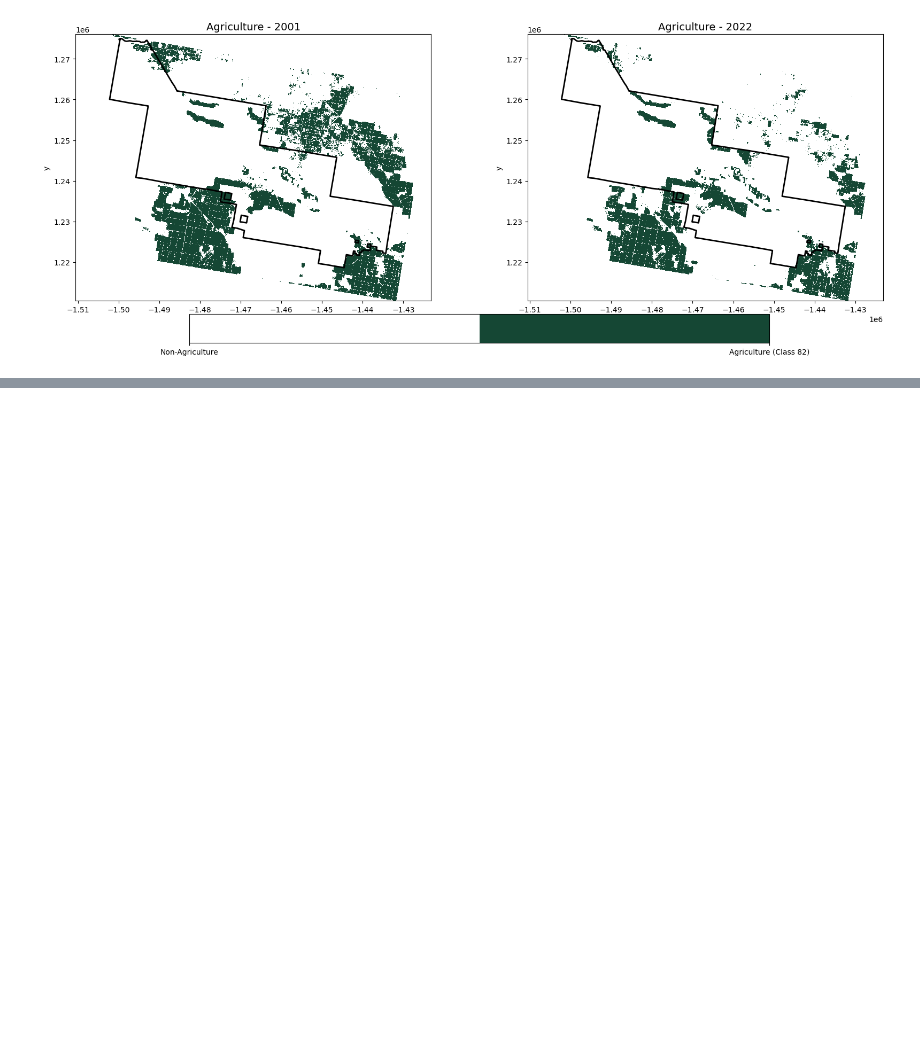
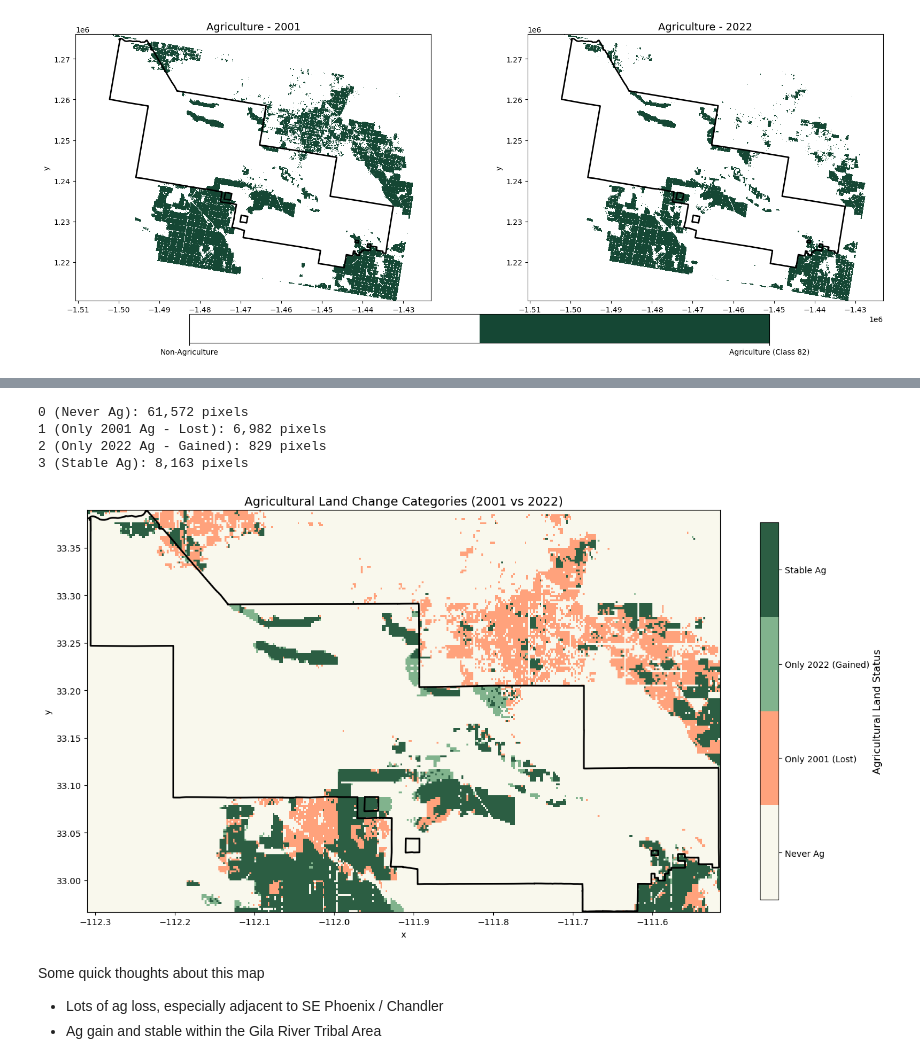
Before and after one commit to earthlab-education/04-vegetation-natshoff, a Jupyter notebook: notebooks/vegetation-05-portfolio.ipynb, the cells around one changed output, grey strips where cells are left out. Cells and saved outputs as stored; diff of their text form; code cells hidden in the pictures; blank space fills up the shorter version.

Commit message:
Ag categories

```diff
--- a/notebooks/vegetation-05-portfolio.ipynb
+++ b/notebooks/vegetation-05-portfolio.ipynb
@@ -311,0 +186,66 @@ axes[1].set_title("NDVI - Gila River 2022")
+# %%
+# Create agriculture change categories
+# 0 = never ag
+# 1 = only 2001 ag (lost agriculture)
+# 2 = only 2022 ag (gained agriculture)
+# 3 = stable ag (both years)
+
+ag_categories = xr.where(
+    (ag_2001_reproj == 1) & (ag_2022_reproj == 1), 3,  # Stable ag
+    xr.where(
+        (ag_2001_reproj == 1) & (ag_2022_reproj == 0), 1,  # Lost ag (only 2001)
+        xr.where(
+            (ag_2001_reproj == 0) & (ag_2022_reproj == 1), 2,  # Gained ag (only 2022)
+            0  # Never ag
+        )
+    )
+)
+ag_categories.name = 'agriculture_change'
+
+# Pixels in each category
+print(f"0 (Never Ag): {(ag_categories == 0).sum().values:,} pixels")
+print(f"1 (Only 2001 Ag - Lost): {(ag_categories == 1).sum().values:,} pixels")
+print(f"2 (Only 2022 Ag - Gained): {(ag_categories == 2).sum().values:,} pixels")
+print(f"3 (Stable Ag): {(ag_categories == 3).sum().values:,} pixels")
+# %% [output]
+0 (Never Ag): 61,572 pixels
+1 (Only 2001 Ag - Lost): 6,982 pixels
+2 (Only 2022 Ag - Gained): 829 pixels
+3 (Stable Ag): 8,163 pixels
+# %%
+# Plot ag change categories
+
+# colormap for ag categories
+ag_colors = ['#f9f8ed', '#ffa27c', '#81b38d', '#2c5e43']
+ag_labels = ['Never Ag', 'Only 2001 (Lost)', 'Only 2022 (Gained)', 'Stable Ag']
+ag_cmap = ListedColormap(ag_colors)
+
+# Plot
+fig, ax = plt.subplots(figsize=(14, 8))
+im = ag_categories.plot(ax=ax,
+                        cmap=ag_cmap,
+                        vmin=0,
+                        vmax=3,
+                        add_colorbar=False)
+gila_gdf.plot(ax=ax,
+              edgecolor='black',
+              facecolor='none',
+              linewidth=2)
+
+# Custom colorbar with proper labels
+cbar = plt.colorbar(im,
+                    ax=ax,
+                    ticks=[0.375, 1.125, 1.875, 2.625],
+                    shrink=0.8)
+cbar.ax.set_yticklabels(ag_labels)
+cbar.set_label('Agricultural Land Status', fontsize=12)
+
+ax.set_title('Agricultural Land Change Categories (2001 vs 2022)', fontsize=14)
+plt.tight_layout()
+plt.show()
+# %% [output]
+[figure, added]
+# %% [markdown]
+Some quick thoughts about this map
+- Lots of ag loss, especially adjacent to SE Phoenix / Chandler
+- Ag gain and stable within the Gila River Tribal Area
```
Also changed, not shown: parts of 13 cells of this notebook.
